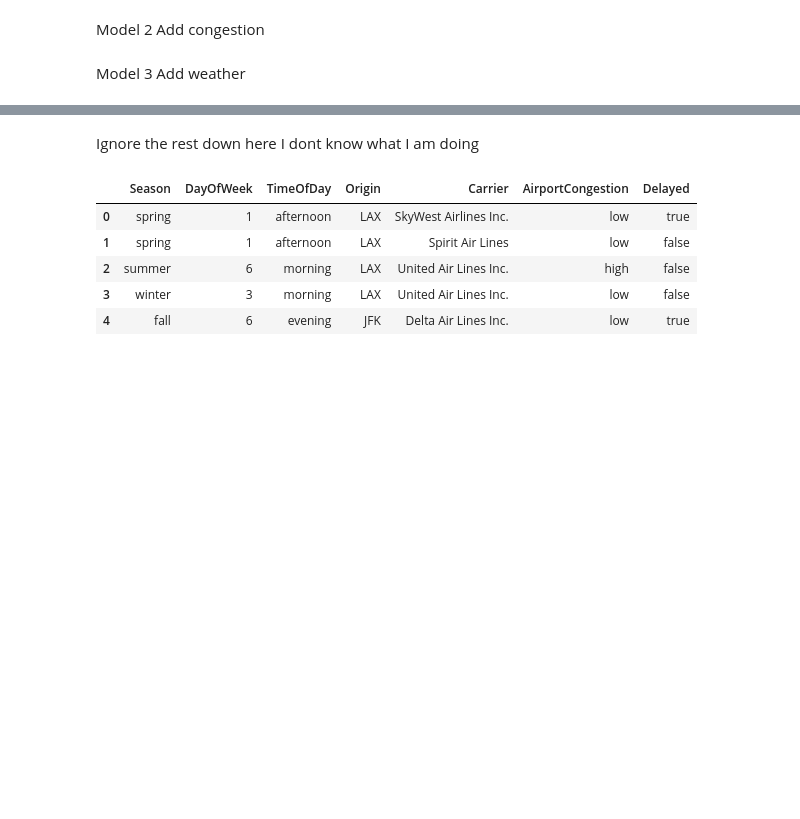
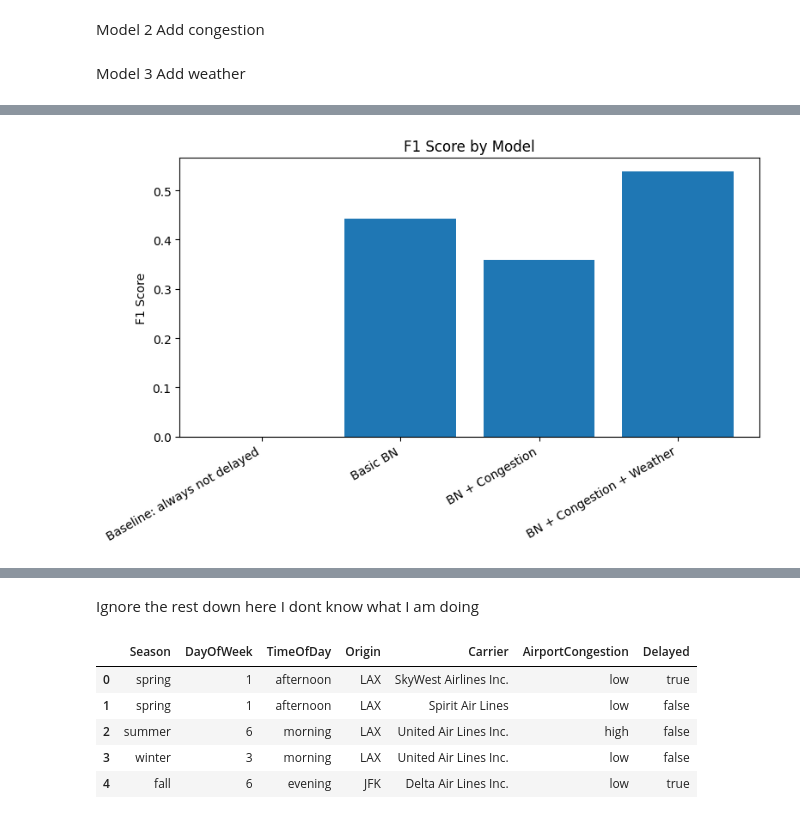
Before and after one commit to jkhlin/flight-delay, a Jupyter notebook: flight_delay.ipynb, the cells around one changed output, grey strips where cells are left out. Cells and saved outputs as stored; diff of their text form; code cells hidden in the pictures; blank space fills up the shorter version.

Commit message:
plots working and saved

```diff
--- a/flight_delay.ipynb
+++ b/flight_delay.ipynb
@@ -292,0 +304,35 @@ weather_edges = [
+# %%
+results = []
+
+basic_data = make_model_data(flights_clean, basic_cols)
+results.append(train_and_evaluate("Basic BN", basic_data, basic_edges))
+
+congestion_data = make_model_data(flights_clean, congestion_cols)
+results.append(train_and_evaluate("BN + Congestion", congestion_data, congestion_edges))
+
+weather_data = make_model_data(flights_clean, weather_cols)
+results.append(train_and_evaluate("BN + Congestion + Weather", weather_data, weather_edges))
+
+results_df = pd.DataFrame(results)
+
+baseline_data = make_model_data(flights_clean, basic_cols)
+
+y = baseline_data["Delayed"].apply(lambda x: 1 if x == "true" else 0)
+
+baseline_accuracy = (y == 0).mean()
+
+baseline_row = {
+    "Model": "Baseline: always not delayed",
+    "Rows": len(baseline_data),
+    "Evaluated": len(baseline_data),
+    "Accuracy": baseline_accuracy,
+    "F1": 0.0,
+    "Brier": y.mean()
+}
+
+results_df = pd.concat(
+    [pd.DataFrame([baseline_row]), results_df],
+    ignore_index=True
+)
+
+results_df
@@ -292,0 +345,11 @@ weather_edges = [
+# %%
+plt.figure(figsize=(8, 5))
+plt.bar(results_df["Model"], results_df["F1"])
+plt.ylabel("F1 Score")
+plt.title("F1 Score by Model")
+plt.xticks(rotation=30, ha="right")
+plt.tight_layout()
+plt.savefig("outputs/f1_by_model.png")
+plt.show()
+# %% [output]
+[figure, added]
```
Also changed, not shown: parts of 5 cells of this notebook, 2 other files.
